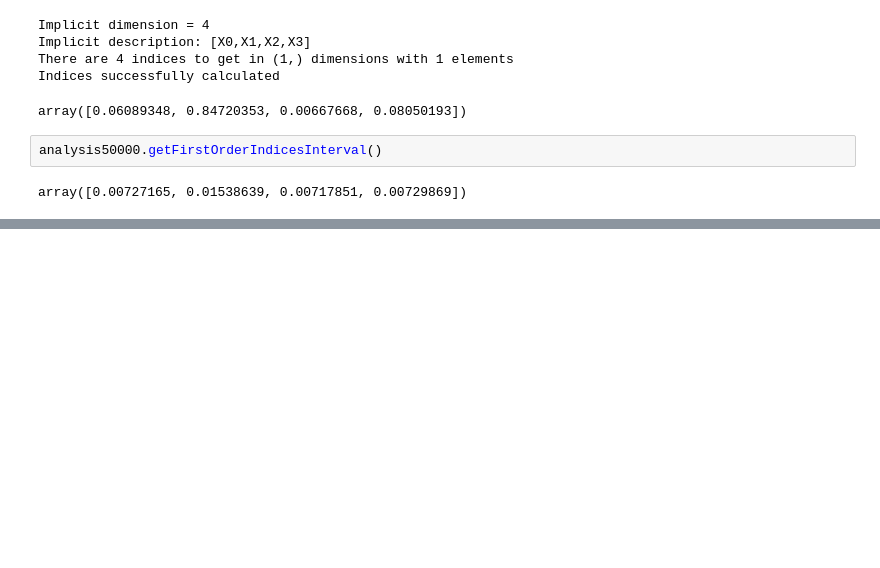
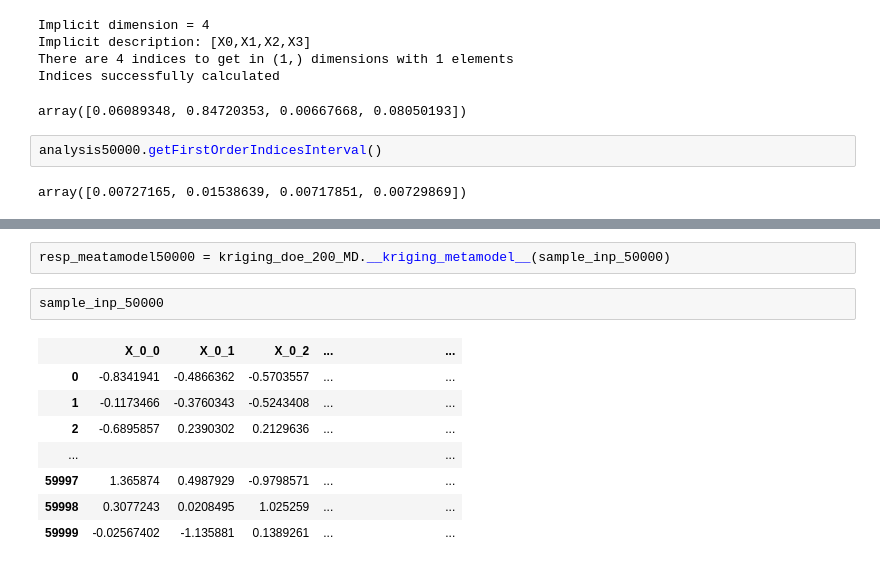
Before and after one commit to Kramer84/KarhunenLoeveFieldSensitivity, a Jupyter notebook: MethodValidationScriptsStandalone/SensitivtyAnalsisMethod_MetamodellingAndAnalysis.ipynb, the cells around one changed output, grey strips where cells are left out. Drawn from its saved outputs; the diff is of its cells as text; blank space fills up the shorter version.

```diff
--- a/MethodValidationScriptsStandalone/SensitivtyAnalsisMethod_MetamodellingAndAnalysis.ipynb
+++ b/MethodValidationScriptsStandalone/SensitivtyAnalsisMethod_MetamodellingAndAnalysis.ipynb
@@ -742,0 +852,13 @@ array([0.00727165, 0.01538639, 0.00717851, 0.00729869])
+# %%
+resp_meatamodel50000 = kriging_doe_200_MD.__kriging_metamodel__(sample_inp_50000)
+# %%
+sample_inp_50000
+# %% [output]
+|  | X_0_0 | X_0_1 | X_0_2 | ... |  |  |  |  |  |  |  | ... |
+| 0 | -0.8341941 | -0.4866362 | -0.5703557 | ... |  |  |  |  |  |  |  | ... |
+| 1 | -0.1173466 | -0.3760343 | -0.5243408 | ... |  |  |  |  |  |  |  | ... |
+| 2 | -0.6895857 | 0.2390302 | 0.2129636 | ... |  |  |  |  |  |  |  | ... |
+| ... |  |  |  |  |  |  |  |  |  |  |  | ... |
+| 59997 | 1.365874 | 0.4987929 | -0.9798571 | ... |  |  |  |  |  |  |  | ... |
+| 59998 | 0.3077243 | 0.0208495 | 1.025259 | ... |  |  |  |  |  |  |  | ... |
+| 59999 | -0.02567402 | -1.135881 | 0.1389261 | ... |  |  |  |  |  |  |  | ... |
```
Also changed, not shown: parts of 37 cells of this notebook, 3 other files.
